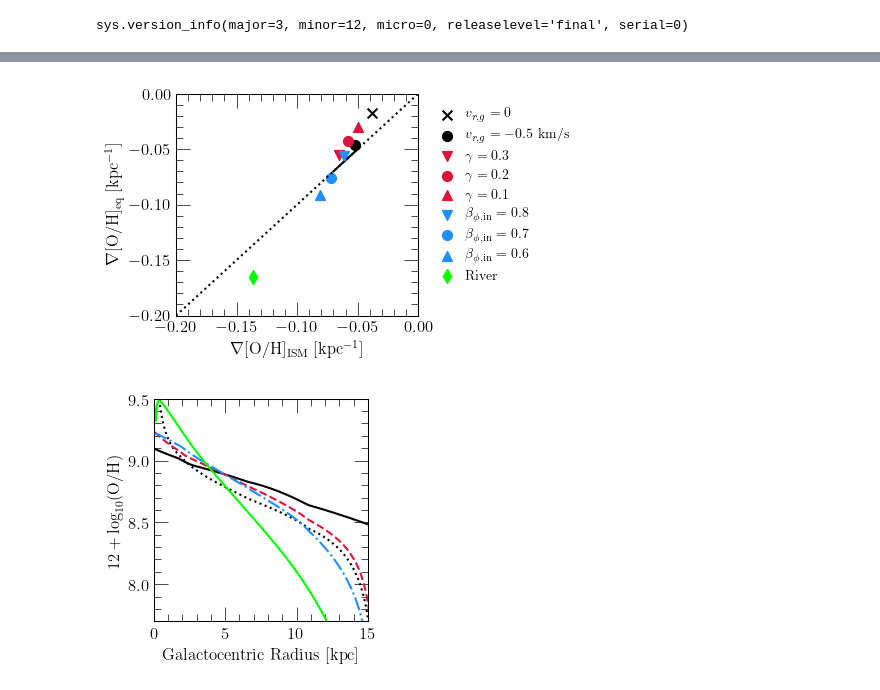
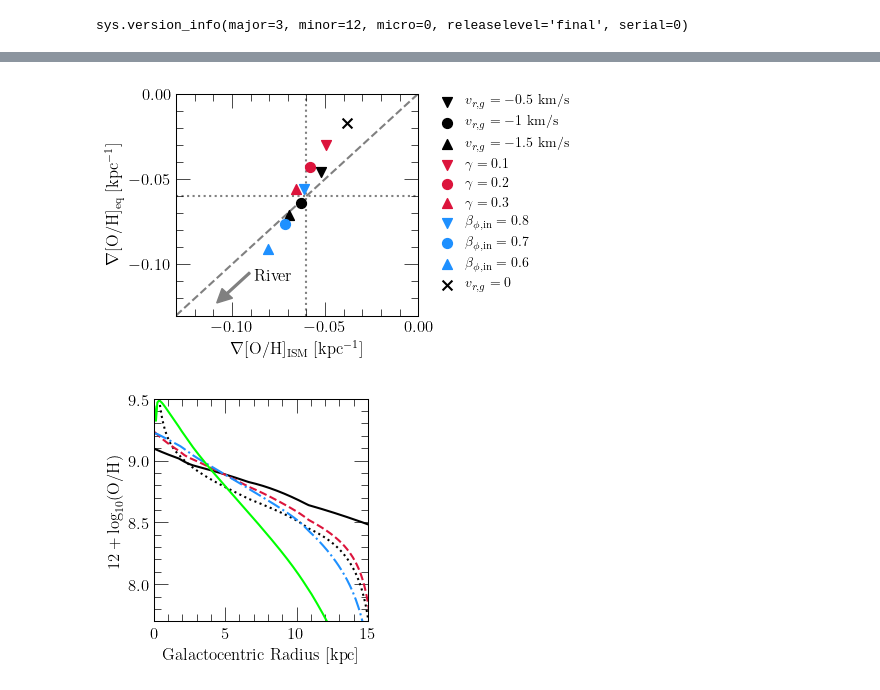
Before and after one commit to giganano/radial-flows, a Jupyter notebook: notebooks/equilibrium.ipynb, the cells around one changed output, grey strips where cells are left out. Drawn from its saved outputs; the diff is of its cells as text; code cells hidden in the pictures.

```diff
--- a/notebooks/equilibrium.ipynb
+++ b/notebooks/equilibrium.ipynb
@@ -73,43 +73,66 @@ def ism_gradient(output, lookback, zone_width = 0.1):
     ohprof = linregress(radii[start:stop], oh)
     return ohprof.slope
 # %%
+# River model ISM and equilibrium gradients (respectively): -0.1368 -0.1656
 outputs = [
-    "../outputs/constant/vgas-0",
     "../outputs/constant/vgas-0p5",
+    "../outputs/constant/vgas-1",
+    "../outputs/constant/vgas-1p5",
+    "../outputs/potential_well_deepening/gamma0p1",
+    "../outputs/potential_well_deepening/gamma0p2",
     "../outputs/potential_well_deepening/gamma0p3",
-    "../outputs/potential_well_deepening/gamma0p2",
-    "../outputs/potential_well_deepening/gamma0p1",
     "../outputs/amd/betaphiin0p8",
     "../outputs/amd/betaphiin0p7",
     "../outputs/amd/betaphiin0p6",
-    "../outputs/river/insideout"
+    "../outputs/constant/vgas-0"
+    # "../outputs/river/insideout"
 ]
 outputs = [vice.output(name) for name in outputs]
 # %%
-COLORS = ["black", "black", "crimson", "crimson", "crimson", "dodgerblue", "dodgerblue", "dodgerblue", "lime"]
-MARKERS = ["x", "circle", "triangle_down", "circle", "triangle_up", "triangle_down", "circle", "triangle_up", "thin_diamond"]
+COLORS = [
+    "black", "black", "black",
+    "crimson", "crimson", "crimson",
+    "dodgerblue", "dodgerblue", "dodgerblue",
+    "black"
+    # "lime"
+]
+MARKERS = [
+    "triangle_down", "circle", "triangle_up",
+    "triangle_down", "circle", "triangle_up",
+    "triangle_down", "circle", "triangle_up",
+    "x"
+    # "thin_diamond"
+]
 LABELS = [
-    r"$v_{r,g} = 0$",
-    r"$v_{r,g} = -0.5$ km/s",
-    r"$\gamma = 0.3$",
-    r"$\gamma = 0.2$",
-    r"$\gamma = 0.1$",
-    r"$\beta_{\phi,\text{in}} = 0.8$",
-    r"$\beta_{\phi,\text{in}} = 0.7$",
-    r"$\beta_{\phi,\text{in}} = 0.6$",
-    "River"
+    r"$v_{r,g} = -0.5$ km/s", r"$v_{r,g} = -1$ km/s", r"$v_{r,g} = -1.5$ km/s",
+    r"$\gamma = 0.1$", r"$\gamma = 0.2$", r"$\gamma = 0.3$",
+    r"$\beta_{\phi,\text{in}} = 0.8$", r"$\beta_{\phi,\text{in}} = 0.7$", r"$\beta_{\phi,\text{in}} = 0.6$",
+    # "River"
+    r"$v_{r,g} = 0$"
 ]
 
 fig = plt.figure(figsize = (5, 3.))
 ax = fig.add_subplot(111)
 ax.set_xlabel(r"$\nabla$[O/H]$_\text{ISM}$ [kpc$^{-1}$]")
 ax.set_ylabel(r"$\nabla$[O/H]$_\text{eq}$ [kpc$^{-1}$]")
-ax.set_xlim([-0.20, 0])
+# ax.set_xlim([-0.2, 0])
+ax.set_xlim([-0.13, 0])
 ax.set_ylim(ax.get_xlim())
-ax.set_xticks([-0.2, -0.15, -0.1, -0.05, 0])
-ax.set_yticks([-0.2, -0.15, -0.1, -0.05, 0])
+# ax.set_xticks([-0.2, -0.15, -0.1, -0.05, 0])
+# ax.set_yticks([-0.2, -0.15, -0.1, -0.05, 0])
+ax.set_xticks([-0.1, -0.05, 0])
+ax.set_yticks([-0.1, -0.05, 0])
 
-ax.plot(ax.get_xlim(), ax.get_xlim(), c = named_colors()["black"], linestyle = ":")
+mwslope = -0.06
+kwargs = {
+    "c": named_colors()["grey"],
+    "linestyle": "--",
+    "zorder": -1000
+}
+ax.plot(ax.get_xlim(), ax.get_xlim(), **kwargs)
+kwargs["linestyle"] = ":"
+ax.axvline(mwslope, **kwargs)
+ax.axhline(mwslope, **kwargs)
 
 for i in range(len(outputs)):
     kwargs = {
@@ -118,17 +141,36 @@ for i in range(len(outputs)):
         "label": LABELS[i],
         "s": 50
     }
+    if i: kwargs["zorder"] = 0
     ism = ism_gradient(outputs[i], 0)
     eq = eq_gradient(outputs[i], 0)
     # print(ism, eq)
+    print(outputs[i].name, "%.4f" % (ism), "%.4f" % (eq))
     ax.scatter(ism, eq, **kwargs)
 
-shaded = [-0.07, -0.05]
-ax.plot(shaded, shaded, c = named_colors()["black"], zorder = -100)
+# shaded = [-0.07, -0.05]
+# ax.plot(shaded, shaded, c = named_colors()["black"], zorder = -100)
+# ax.scatter([-0.06], [-0.06],
+#     c = named_colors()["grey"],
+#     marker = markers()["x"],
+#     s = 50,
+#     zorder = -1000,
+#     label = "MW")
+# ax.text(-0.15, -0.065, r"MW", fontsize = 12)
+# ax.arrow(-0.12, -0.06, 0.03, 0,
+#     color = named_colors()["grey"],
+#     head_length = 0.01,
+#     head_width = 0.01)
+
+ax.text(-0.088, -0.11, r"River", fontsize = 12)
+ax.arrow(-0.0905, -0.105, -0.012, -0.012,
+    color = named_colors()["grey"],
+    head_length = 0.008,
+    head_width = 0.008)
 
 kwargs = {
-    "loc": mpl_loc("upper left"),
-    "bbox_to_anchor": (1.01, 0.99),
+    "loc": mpl_loc("center left"),
+    "bbox_to_anchor": (1.01, 0.55),
     "fontsize": 10,
     "scatterpoints": 1
 }
@@ -144,4 +196,4 @@ plt.show()
-[figure, old version]
+[figure, new version]
 # %%
 outputs = [
     "../outputs/constant/vgas-0",
```
Also changed, not shown: parts of 1 cell of this notebook, 19 other files.
